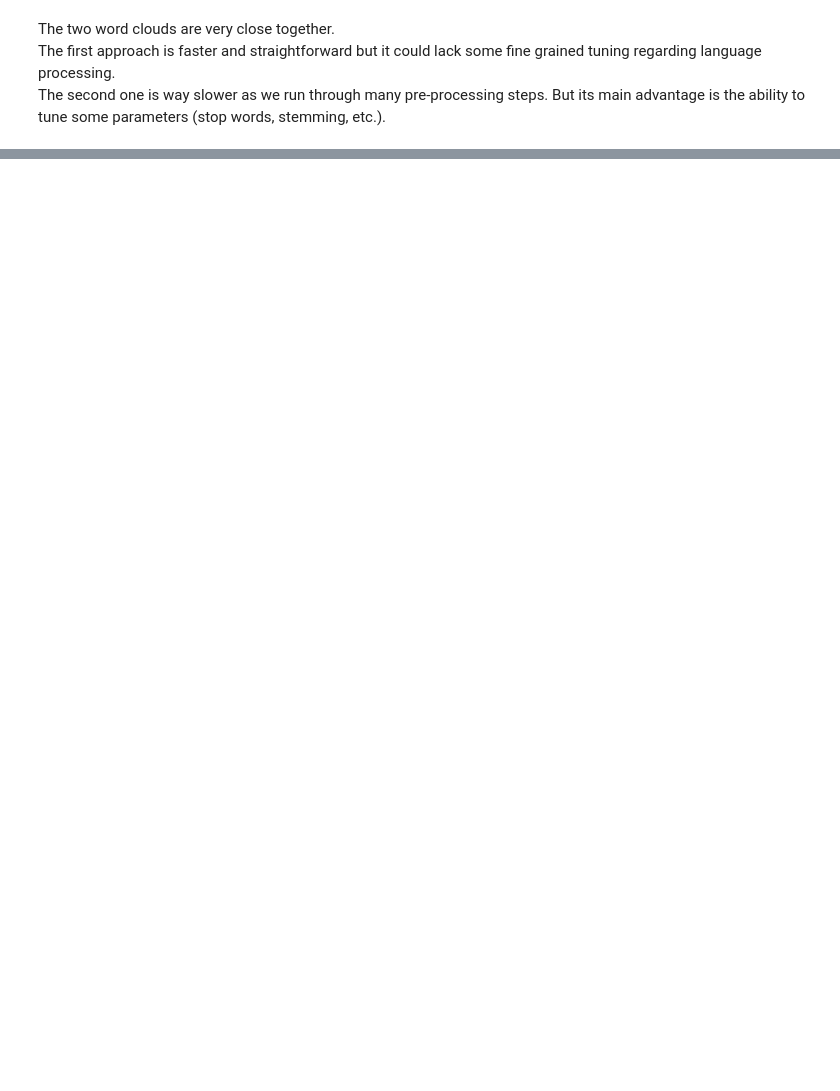
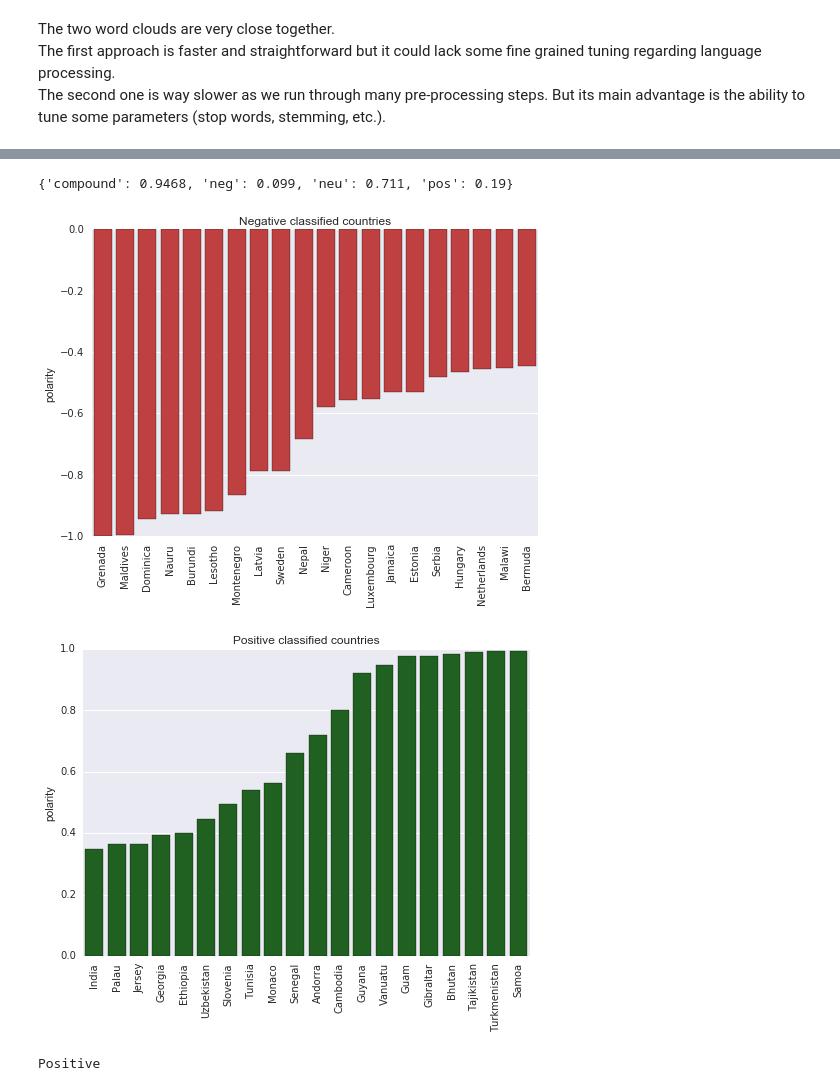
Before and after one commit to fdevillard/ada-homeworks, a Jupyter notebook: 05 - Taming Text/HW5.ipynb, the cells around one changed output, grey strips where cells are left out. Saved outputs shown, nothing was run; the diff lists cells and outputs as text; code cells hidden in the pictures; blank space fills up the shorter version.

```diff
--- a/05 - Taming Text/HW5.ipynb
+++ b/05 - Taming Text/HW5.ipynb
@@ -111,5 +123,9 @@ for i in range(len(tokens)):
 # %%
 from nltk.sentiment.vader import SentimentIntensityAnalyzer
 
-sid = SentimentIntensityAnalyzer()
-sentiments = [map(sid.polarity_scores, t) for t in emails['RawText']]
+try:
+    polarities = np.load('polarities.npy')
+except:
+    sid = SentimentIntensityAnalyzer()
+    polarities = [sid.polarity_scores(email) for email in emails['RawText']]
+    np.save('polarities.npy', polarities)
@@ -118,9 +132,67 @@ sentiments[:5]
-# %%
-total = {}
-for country, idx in mentioned.iteritems():
-    sentiment = []
-    for i in idx:
-        sentiment.append(sentiments[i])
-    total[country] = np.mean(sentiment)
+# %%
+polarities[0]
+# %% [output]
+{'compound': 0.9468, 'neg': 0.099, 'neu': 0.711, 'pos': 0.19}
+# %%
+total = {}
+for country, emails in mentioned.items():
+    l = []
+    for email in set(emails):
+        l.append(polarities[email]['compound'])
+    total[country] = np.mean(l)
+    #total[country] = np.median(sorted(l))
+import operator
+sorted_total = sorted(total.items(), key=operator.itemgetter(1))
+# %%
+import seaborn as sns
+
+#x = list(sorted_total.keys())
+#y = list(sorted_total.values())
+sns.barplot(*zip(*sorted_total[:20]), color='red', saturation=.5)
+plt.title('Negative classified countries')
+plt.ylabel('polarity')
+plt.xticks(rotation=90)
+plt.show()
+sns.barplot(*zip(*sorted_total[-20:]), color='green', saturation=.5)
+plt.title('Positive classified countries')
+plt.ylabel('polarity')
+plt.xticks(rotation=90)
+plt.show()
+# %% [output]
+[figure, added]
+[figure, added]
+# %%
+def demo_liu_hu_lexicon(sentence):
+    from nltk.corpus import opinion_lexicon
+    from nltk.tokenize import treebank
+
+    tokenizer = treebank.TreebankWordTokenizer()
+    pos_words = 0
+    neg_words = 0
+    tokenized_sent = [word.lower() for word in tokenizer.tokenize(sentence)]
+
+    for word in tokenized_sent:
+        if word in opinion_lexicon.positive():
+            pos_words += 1
+        elif word in opinion_lexicon.negative():
+            neg_words += 1
+
+    if pos_words > neg_words:
+        print('Positive')
+    elif pos_words < neg_words:
+        print('Negative')
+    elif pos_words == neg_words:
+        print('Neutral')
+
+
+str = "This movie was actually neither that funny, nor super witty."
+
+demo_liu_hu_lexicon(str)
+#demo_vader_instance(str)
+#sid = SentimentIntensityAnalyzer()
+#sid.polarity_scores(str)#['compound']
+#sentiments = [map(sid.polarity_scores, t) for t in emails['RawText']]
+# %% [output]
+Positive
 # %% [markdown]
 ### Part 3
```
Also changed, not shown: parts of 15 cells of this notebook, 3 other files.
